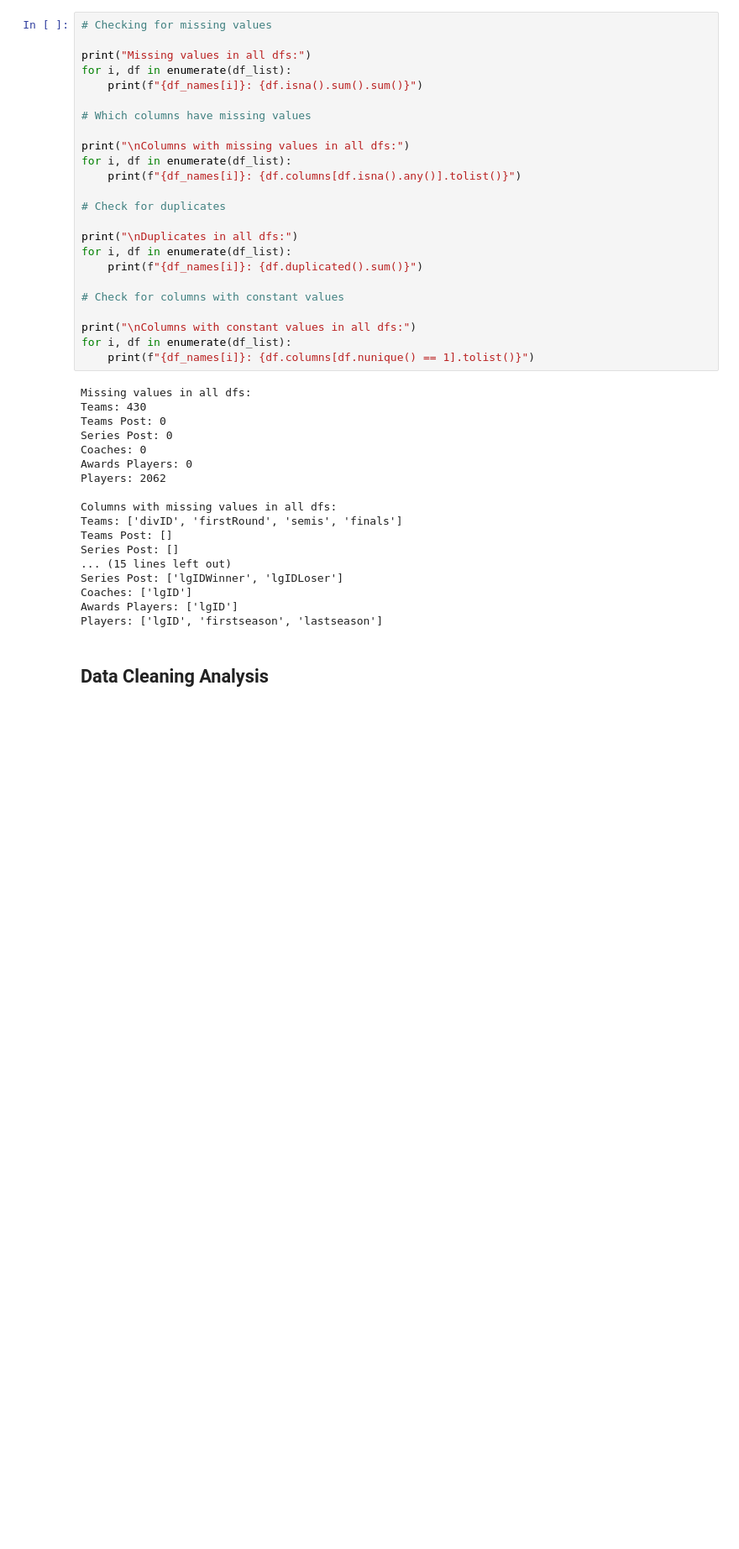
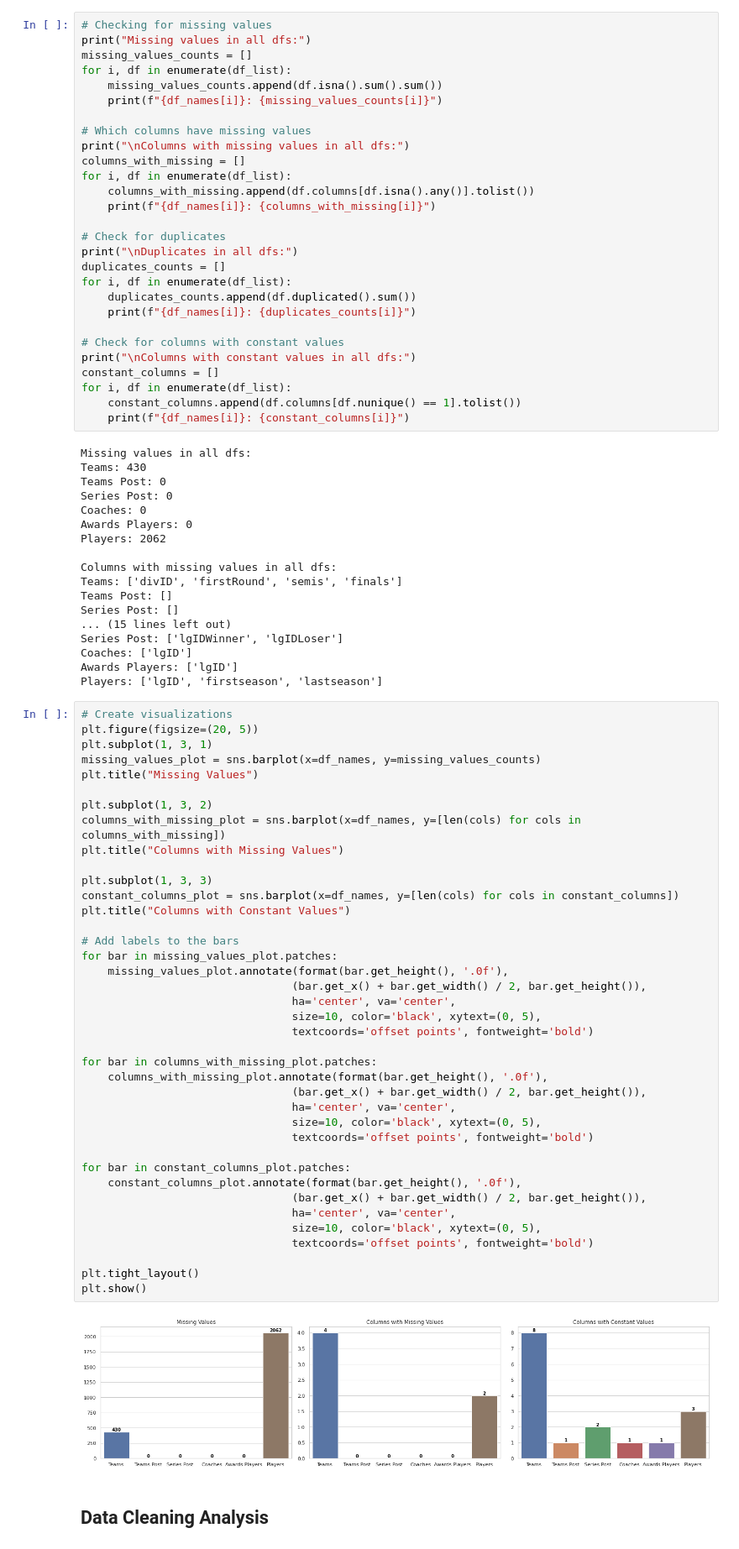
Before and after one commit to m21ark/ac, a Jupyter notebook: stats.ipynb, the cells around one changed output. Shown at 84% size. Saved outputs shown, nothing was run; the diff lists cells and outputs as text; blank space fills up the shorter version.

```diff
--- a/stats.ipynb
+++ b/stats.ipynb
@@ -186,27 +216,31 @@ df_names = ["Teams", "Teams Post", "Series Post",
 # %%
 # Checking for missing values
-
 print("Missing values in all dfs:")
+missing_values_counts = []
 for i, df in enumerate(df_list):
-    print(f"{df_names[i]}: {df.isna().sum().sum()}")
+    missing_values_counts.append(df.isna().sum().sum())
+    print(f"{df_names[i]}: {missing_values_counts[i]}")
 
 # Which columns have missing values
-
 print("\nColumns with missing values in all dfs:")
+columns_with_missing = []
 for i, df in enumerate(df_list):
-    print(f"{df_names[i]}: {df.columns[df.isna().any()].tolist()}")
+    columns_with_missing.append(df.columns[df.isna().any()].tolist())
+    print(f"{df_names[i]}: {columns_with_missing[i]}")
 
 # Check for duplicates
-
 print("\nDuplicates in all dfs:")
+duplicates_counts = []
 for i, df in enumerate(df_list):
-    print(f"{df_names[i]}: {df.duplicated().sum()}")
+    duplicates_counts.append(df.duplicated().sum())
+    print(f"{df_names[i]}: {duplicates_counts[i]}")
 
 # Check for columns with constant values
-
 print("\nColumns with constant values in all dfs:")
+constant_columns = []
 for i, df in enumerate(df_list):
-    print(f"{df_names[i]}: {df.columns[df.nunique() == 1].tolist()}")
+    constant_columns.append(df.columns[df.nunique() == 1].tolist())
+    print(f"{df_names[i]}: {constant_columns[i]}")
 # %% [output]
 Missing values in all dfs:
 Teams: 430
@@ -225,6 +259,47 @@ Series Post: ['lgIDWinner', 'lgIDLoser']
 Coaches: ['lgID']
 Awards Players: ['lgID']
 Players: ['lgID', 'firstseason', 'lastseason']
+# %%
+# Create visualizations
+plt.figure(figsize=(20, 5))
+plt.subplot(1, 3, 1)
+missing_values_plot = sns.barplot(x=df_names, y=missing_values_counts)
+plt.title("Missing Values")
+
+plt.subplot(1, 3, 2)
+columns_with_missing_plot = sns.barplot(x=df_names, y=[len(cols) for cols in columns_with_missing])
+plt.title("Columns with Missing Values")
+
+plt.subplot(1, 3, 3)
+constant_columns_plot = sns.barplot(x=df_names, y=[len(cols) for cols in constant_columns])
+plt.title("Columns with Constant Values")
+
+# Add labels to the bars
+for bar in missing_values_plot.patches:
+    missing_values_plot.annotate(format(bar.get_height(), '.0f'),
+                                (bar.get_x() + bar.get_width() / 2, bar.get_height()),
+                                ha='center', va='center',
+                                size=10, color='black', xytext=(0, 5),
+                                textcoords='offset points', fontweight='bold')
+
+for bar in columns_with_missing_plot.patches:
+    columns_with_missing_plot.annotate(format(bar.get_height(), '.0f'),
+                                (bar.get_x() + bar.get_width() / 2, bar.get_height()),
+                                ha='center', va='center',
+                                size=10, color='black', xytext=(0, 5),
+                                textcoords='offset points', fontweight='bold')
+
+for bar in constant_columns_plot.patches:
+    constant_columns_plot.annotate(format(bar.get_height(), '.0f'),
+                                (bar.get_x() + bar.get_width() / 2, bar.get_height()),
+                                ha='center', va='center',
+                                size=10, color='black', xytext=(0, 5),
+                                textcoords='offset points', fontweight='bold')
+
+plt.tight_layout()
+plt.show()
+# %% [output]
+[figure, added]
 # %% [markdown]
 ## Data Cleaning Analysis
 # %% [markdown]
```
Also changed, not shown: parts of 1 cell of this notebook.
